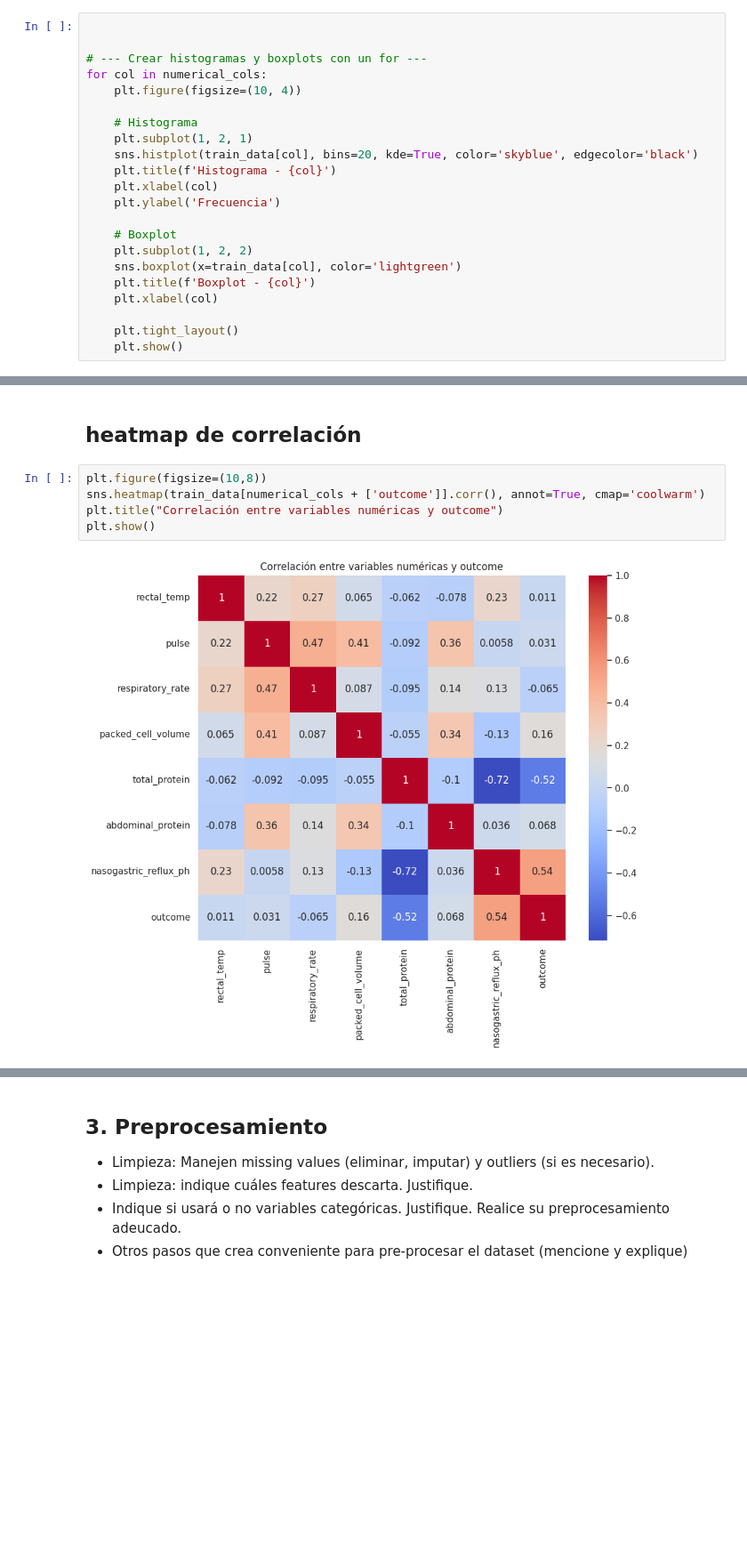
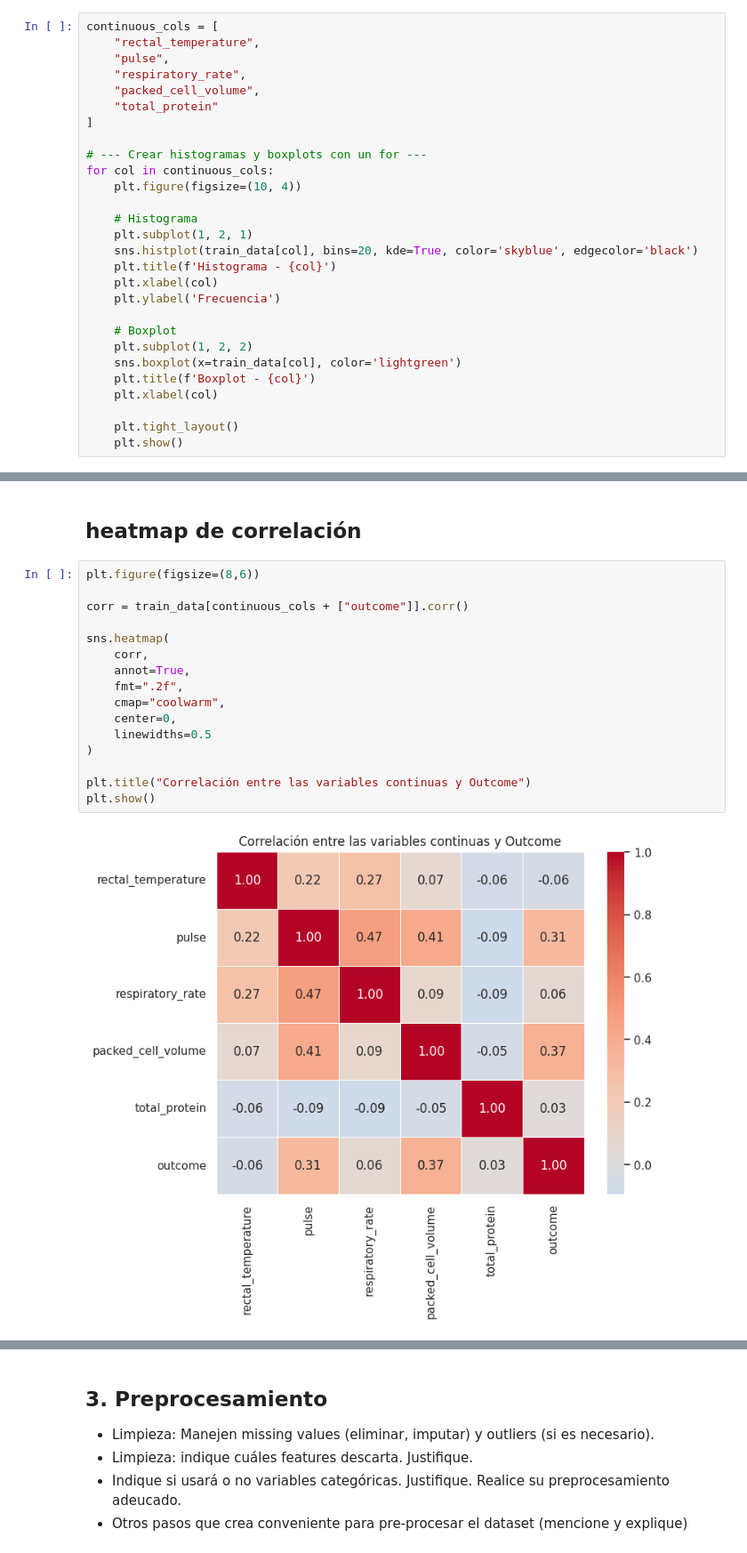
Before and after one commit to IgnacioAntonio82/APRENDIZAJE-AUTOM-TICO-1, a Jupyter notebook: TP3_AA1_clasificación_Aguilar_Ignacio/TP3_AA1_clasificación_Aguilar_Ignacio.ipynb, the cells around one changed output, grey strips where cells are left out. Shown at 89% size. Cells and saved outputs as stored; diff of their text form; blank space fills up the shorter version.

```diff
--- a/TP3_AA1_clasificación_Aguilar_Ignacio/TP3_AA1_clasificación_Aguilar_Ignacio.ipynb
+++ b/TP3_AA1_clasificación_Aguilar_Ignacio/TP3_AA1_clasificación_Aguilar_Ignacio.ipynb
@@ -231,8 +547,14 @@ nasogastric_reflux_ph: 0 outliers
 # %%
-
+continuous_cols = [
+    "rectal_temperature",
+    "pulse",
+    "respiratory_rate",
+    "packed_cell_volume",
+    "total_protein"
+]
 
 # --- Crear histogramas y boxplots con un for ---
-for col in numerical_cols:
+for col in continuous_cols:
     plt.figure(figsize=(10, 4))
 
     # Histograma
@@ -297,9 +614,20 @@ for col in numerical_cols:
 # %% [markdown]
 ## heatmap de correlación
 # %%
-plt.figure(figsize=(10,8))
-sns.heatmap(train_data[numerical_cols + ['outcome']].corr(), annot=True, cmap='coolwarm')
-plt.title("Correlación entre variables numéricas y outcome")
+plt.figure(figsize=(8,6))
+
+corr = train_data[continuous_cols + ["outcome"]].corr()
+
+sns.heatmap(
+    corr,
+    annot=True,
+    fmt=".2f",
+    cmap="coolwarm",
+    center=0,
+    linewidths=0.5
+)
+
+plt.title("Correlación entre las variables continuas y Outcome")
 plt.show()
 # %% [output]
-[figure, old version]
+[figure, new version]
```
Also changed, not shown: parts of 62 cells of this notebook.
